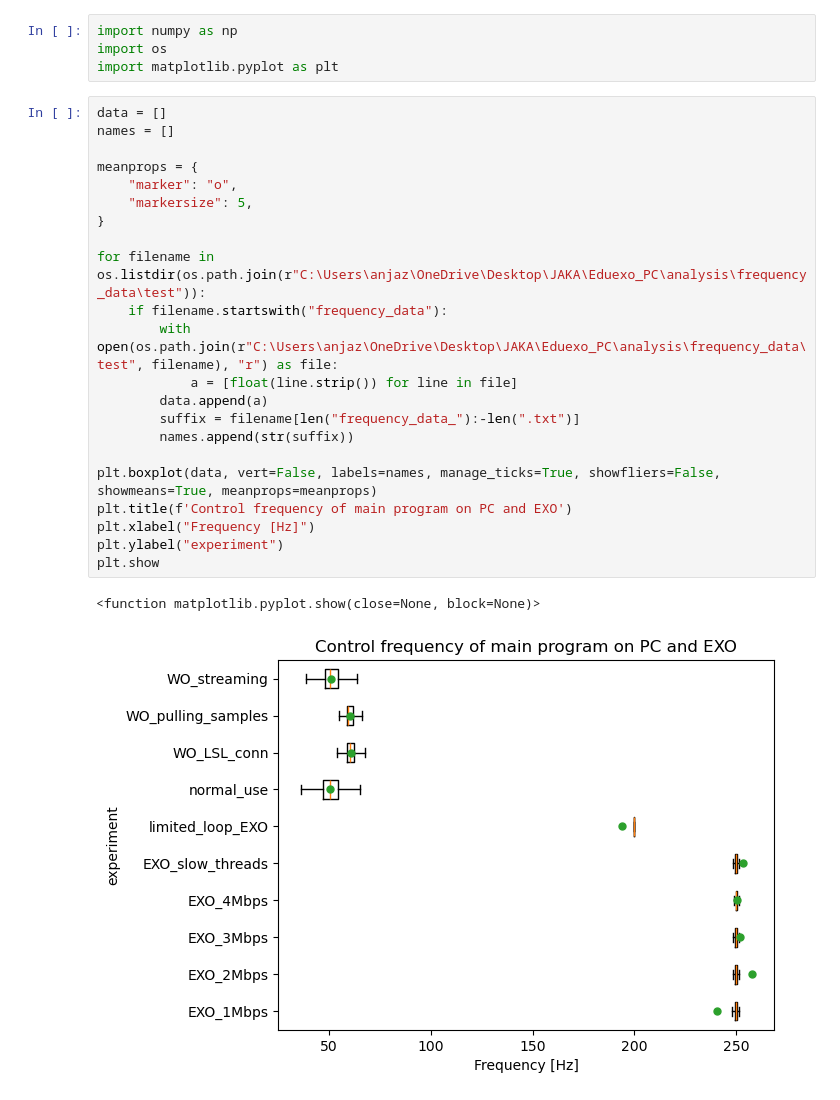
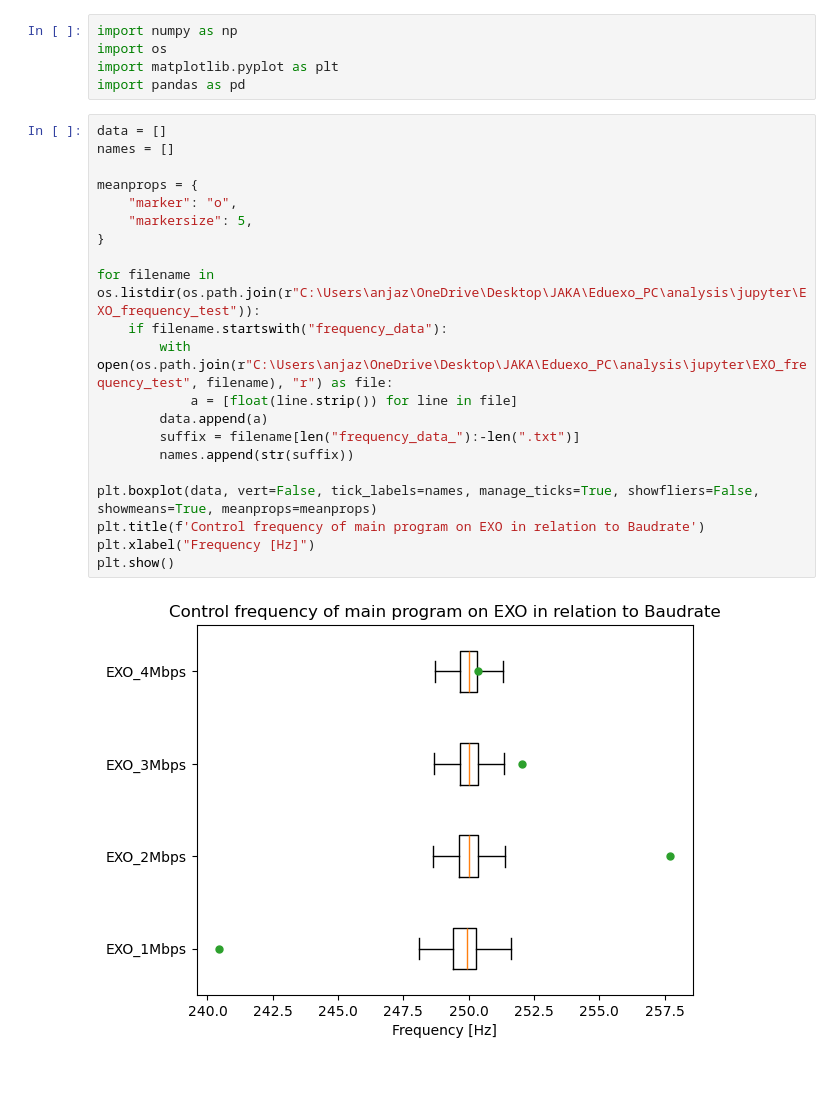
Before and after one commit to JakaHatlakLJ/eduexo_PC, a Jupyter notebook: analysis/jupyter/control_frequency.ipynb, the cells around one changed output. Saved outputs shown, nothing was run; the diff lists cells and outputs as text.

Commit message:
Experiment ready

```diff
--- a/analysis/jupyter/control_frequency.ipynb
+++ b/analysis/jupyter/control_frequency.ipynb
@@ -2,28 +2,27 @@
 import numpy as np
 import os
 import matplotlib.pyplot as plt
+import pandas as pd
 # %%
 data = []
 names = []
 
 meanprops = {
     "marker": "o",
     "markersize": 5,
 }
 
-for filename in os.listdir(os.path.join(r"C:\Users\anjaz\OneDrive\Desktop\JAKA\Eduexo_PC\analysis\frequency_data\test")):
+for filename in os.listdir(os.path.join(r"C:\Users\anjaz\OneDrive\Desktop\JAKA\Eduexo_PC\analysis\jupyter\EXO_frequency_test")):
     if filename.startswith("frequency_data"):
-        with open(os.path.join(r"C:\Users\anjaz\OneDrive\Desktop\JAKA\Eduexo_PC\analysis\frequency_data\test", filename), "r") as file:
+        with open(os.path.join(r"C:\Users\anjaz\OneDrive\Desktop\JAKA\Eduexo_PC\analysis\jupyter\EXO_frequency_test", filename), "r") as file:
             a = [float(line.strip()) for line in file]
         data.append(a)
         suffix = filename[len("frequency_data_"):-len(".txt")]
         names.append(str(suffix))
 
-plt.boxplot(data, vert=False, labels=names, manage_ticks=True, showfliers=False, showmeans=True, meanprops=meanprops)
-plt.title(f'Control frequency of main program on PC and EXO')
+plt.boxplot(data, vert=False, tick_labels=names, manage_ticks=True, showfliers=False, showmeans=True, meanprops=meanprops)
+plt.title(f'Control frequency of main program on EXO in relation to Baudrate')
 plt.xlabel("Frequency [Hz]")
-plt.ylabel("experiment")
-plt.show
+plt.show()
 # %% [output]
-<function matplotlib.pyplot.show(close=None, block=None)>
-[figure, old version]
+[figure, new version]
```
Also changed, not shown: parts of 3 cells of this notebook, 25 other files.
